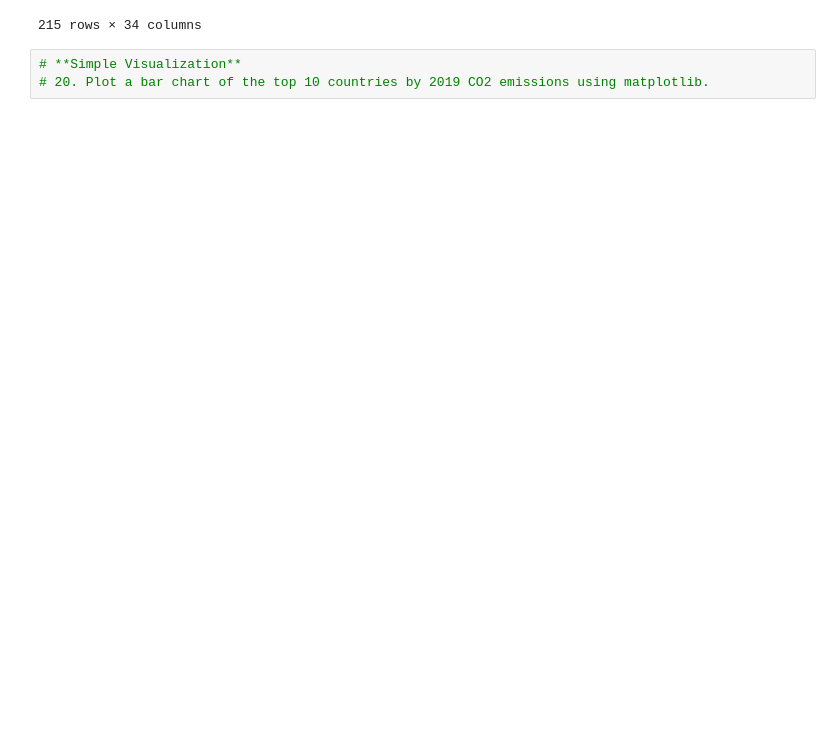
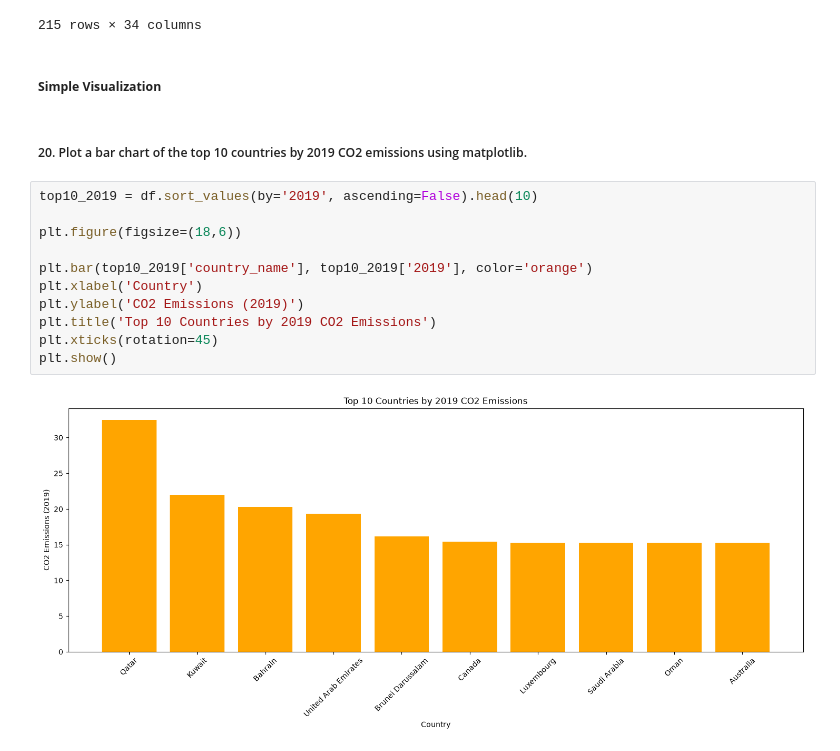
Before and after one commit to shiva3994/Projects, a Jupyter notebook: Python/P_CO2_emission.ipynb, the cells around one changed output. Cells and saved outputs as stored; diff of their text form; blank space fills up the shorter version.

```diff
--- a/Python/P_CO2_emission.ipynb
+++ b/Python/P_CO2_emission.ipynb
@@ -444,6 +444,20 @@ df[df['2019'].notna()]
 | 213 | Zambia | ZMB | Sub-Saharan Africa | CO2 emissions (metric tons per ca... | 0.340930 | 0.349232 | 0.337224 | 0.289956 | 0.241270 | ... |
 | 214 | Zimbabwe | ZWE | Sub-Saharan Africa | CO2 emissions (metric tons per ca... | 1.585444 | 1.713321 | 1.694416 | 1.539741 | 1.417186 | ... |
 215 rows × 34 columns
-# %%
-# **Simple Visualization**
-# 20. Plot a bar chart of the top 10 countries by 2019 CO2 emissions using matplotlib.
+# %% [markdown]
+##### **Simple Visualization**
+# %% [markdown]
+##### 20. Plot a bar chart of the top 10 countries by 2019 CO2 emissions using matplotlib.
+# %%
+top10_2019 = df.sort_values(by='2019', ascending=False).head(10)
+
+plt.figure(figsize=(18,6))
+
+plt.bar(top10_2019['country_name'], top10_2019['2019'], color='orange')
+plt.xlabel('Country')
+plt.ylabel('CO2 Emissions (2019)')
+plt.title('Top 10 Countries by 2019 CO2 Emissions')
+plt.xticks(rotation=45)
+plt.show()
+# %% [output]
+[figure, added]
```
